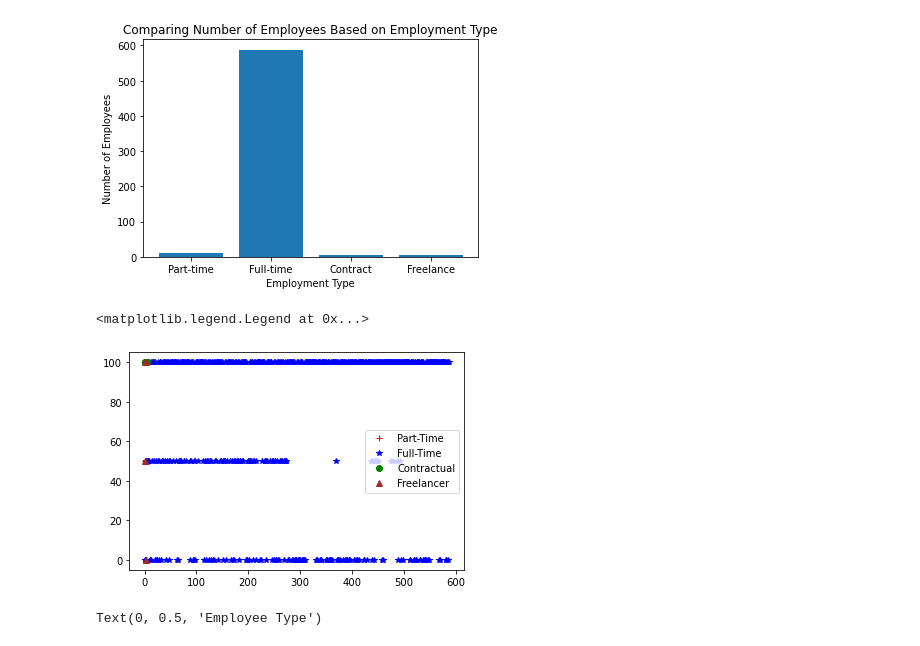
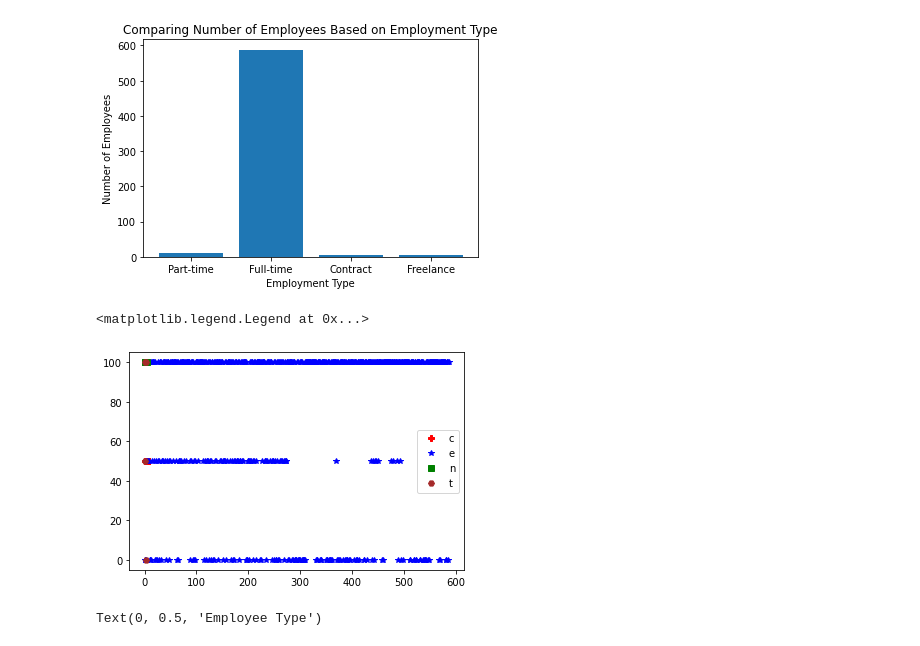
Before and after one commit to Shusmoy108/Data-Mining, a Jupyter notebook: HW01.ipynb, the cells around one changed output. Saved outputs shown, nothing was run; the diff lists cells and outputs as text; code cells hidden in the pictures.

```diff
--- a/HW01.ipynb
+++ b/HW01.ipynb
@@ -517,14 +514,14 @@ plt.bar(x,y)
 [figure]
 # %%
 plt.subplot(111)
-plt.plot([x for x in range(len(pt.index))], pt['remote_ratio'],"+",color="r",label="Part-Time")
+plt.plot([x for x in range(len(pt.index))], pt['remote_ratio'],"P",color="r",label="Part-Time")
 plt.plot([x for x in range(len(ft.index))], ft['remote_ratio'],"*",color="b", label="Full-Time")
-plt.plot([x for x in range(len(cl.index))], cl['remote_ratio'],"o",color="g",label="Contractual")
-plt.plot([x for x in range(len(fl.index))], fl['remote_ratio'],"^",color="brown", label="Freelancer")
-plt.legend()
+plt.plot([x for x in range(len(cl.index))], cl['remote_ratio'],"s",color="g",label="Contractual")
+plt.plot([x for x in range(len(fl.index))], fl['remote_ratio'],"H",color="brown", label="Freelancer")
+plt.legend('center')
 # %% [output]
 <matplotlib.legend.Legend at 0x...>
-[figure, old version]
+[figure, new version]
 # %%
 plt.boxplot([pt['remote_ratio'],fl['remote_ratio'],cl['remote_ratio'],fl['remote_ratio']], labels=["Part-time", "Full-time","Contract", "Freelance"])
 plt.title("Boxplots of Remote Ratio by Employee Type")
```
Also changed, not shown: parts of 19 cells of this notebook.
